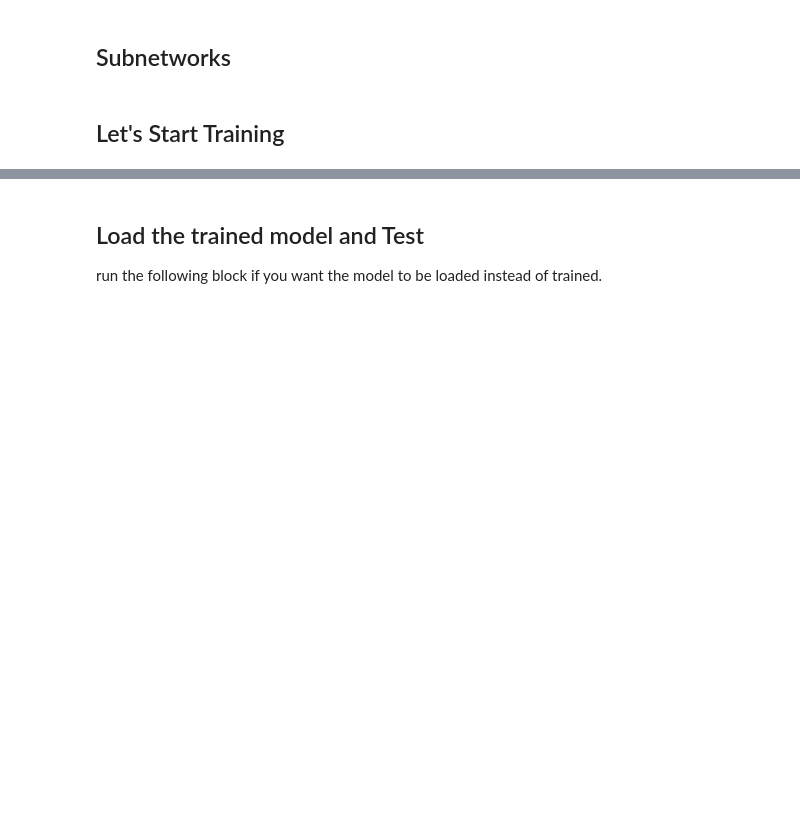
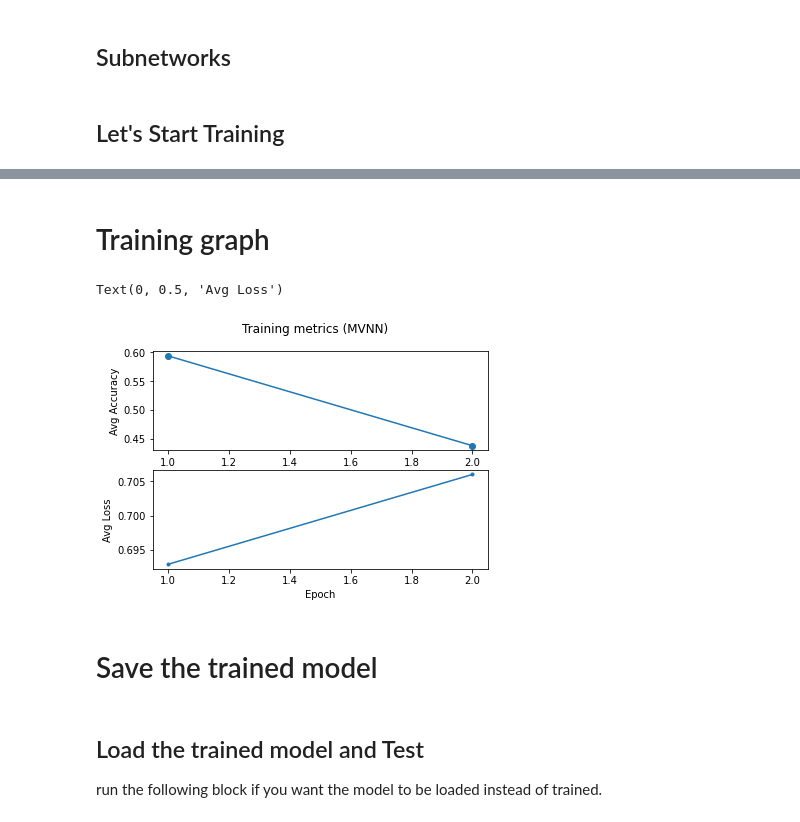
Before and after one commit to AyushGupta51379/COMP_5331_Project_Fake_News_Detection, a Jupyter notebook: MVNN_Prototype.ipynb, the cells around one changed output, grey strips where cells are left out. Saved outputs shown, nothing was run; the diff lists cells and outputs as text; code cells hidden in the pictures; blank space fills up the shorter version.

```diff
--- a/MVNN_Prototype.ipynb
+++ b/MVNN_Prototype.ipynb
@@ -406,12 +426,33 @@ from sklearn.metrics import balanced_accuracy_score # used in case of imbalanced
 from sklearn.metrics import confusion_matrix # division of performance on the multilabels
 from sklearn.metrics import cohen_kappa_score # compares model against random prediction, from -1 to 1
 from sklearn.metrics import classification_report # for multilabel classification, gives precision, recall, f score, support, more
-target_names = ['class 0', 'class 1']
-def print_metrics(y_true, y_pred):
+
+def print_metrics(y_true, y_pred, target_names):
     print("Accuracy:", accuracy_score(y_true, y_pred))
     print("Balanced Accuracy:" , balanced_accuracy_score(y_true, y_pred))
     print("Confusion Matrix:\n", confusion_matrix(y_true, y_pred))
     print("Cohen Kappa Score:", cohen_kappa_score(y_true, y_pred))
     print("Classification Report:\n", classification_report(y_true, y_pred, target_names=target_names))
+
+#  function to view one image
+def image_show(np_image):
+  plt.figure(figsize = (5,5))
+  plt.imshow(np_image) # it should be a numpy array
+  plt.show()
+
+# # 80% train, 20% test
+# torch.manual_seed(seed_number) # for reproducibility
+# trainset, testset = torch.utils.data.random_split(dataset, [int(count*0.8), count-int(count*0.8)])
+# print('Total no. of train set images: ', len(trainset))
+# print('Total no. of test set images: ', len(testset))
+
+# trainloader = torch.utils.data.DataLoader(trainset, batch_size=32, shuffle=True, drop_last=True)
+# data = next(iter(trainloader))
+# # plot training images
+# Xp, Xf = data[0].float().to(device), data[1].float().to(device)
+
+# np_image = Xp[0,:,:,:].cpu().numpy() #converting tensor --> numpy
+# np_image = np.transpose(np_image, (1,2,0))
+# image_show(np_image)
 # %% [markdown]
 ## Let's Start Training
@@ -508,0 +650,20 @@ KeyboardInterrupt: ignored
+# %% [markdown]
+# Training graph
+# %%
+x = list(range(1, MAX_EPOCH+1))
+# print(x)
+# print(epoch_avg_acc)
+
+fig, (ax1, ax2) = plt.subplots(2, 1)
+fig.suptitle('Training metrics (%s)' %(modelname))
+ax1.plot(x, epoch_avg_acc, 'o-')
+ax1.set_ylabel('Avg Accuracy')
+
+ax2.plot(x, epoch_avg_loss, '.-')
+ax2.set_xlabel('Epoch')
+ax2.set_ylabel('Avg Loss')
+# %% [output]
+Text(0, 0.5, 'Avg Loss')
+[figure, added]
+# %% [markdown]
+# Save the trained model
```
Also changed, not shown: parts of 10 cells of this notebook.
